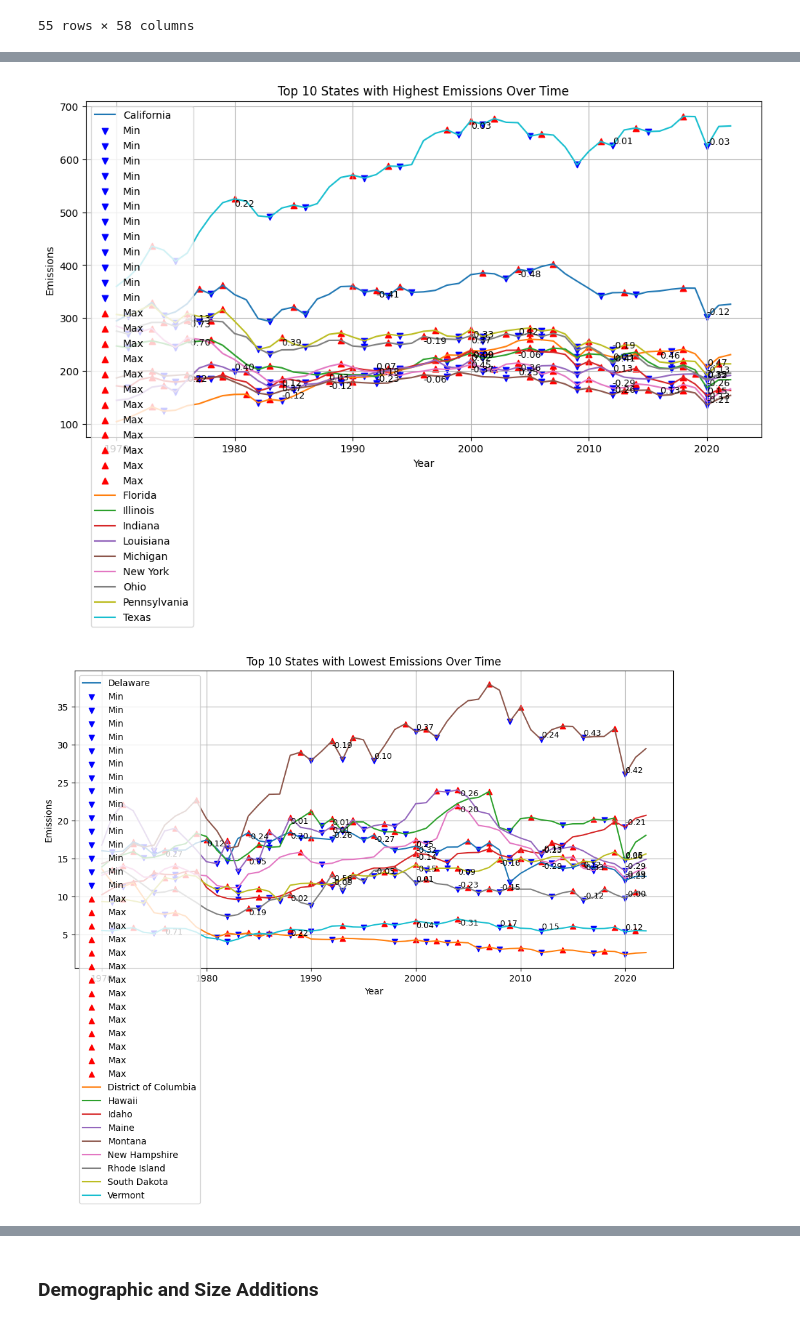
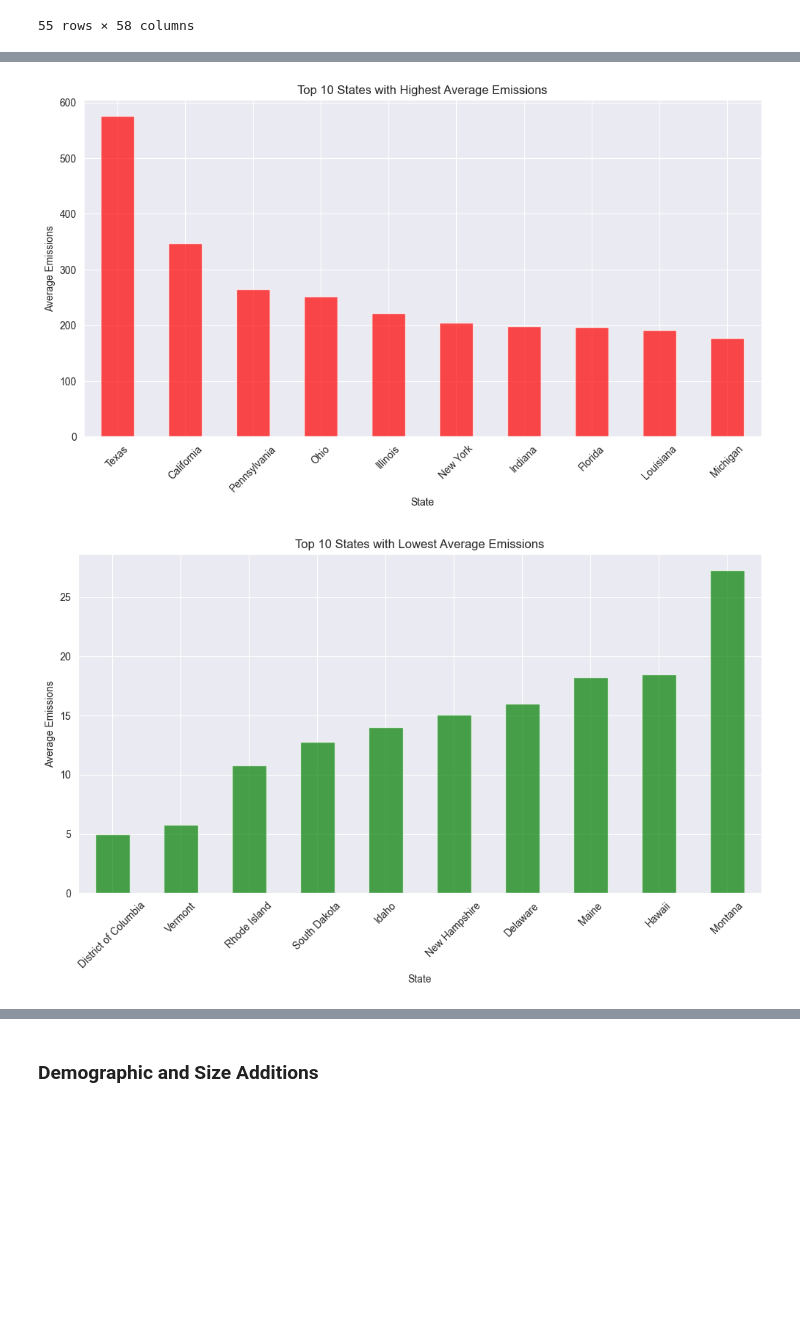
Before and after one commit to AyalYakobe/AirPollutionByPolitics, a Jupyter notebook: overview.ipynb, the cells around one changed output, grey strips where cells are left out. Cells and saved outputs as stored; diff of their text form; code cells hidden in the pictures; blank space fills up the shorter version.

```diff
--- a/overview.ipynb
+++ b/overview.ipynb
@@ -346,5 +194,24 @@ plot_top_bottom_emissions(state_emissions_data)
-# %%
-analyze_and_plot_emissions(state_emissions_data, final_political_scores_by_year)
-# %% [output]
-[figure, removed]
-[figure, removed]
+# %%
+state_emissions_data = state_emissions_data[~state_emissions_data['State'].str.contains("Total", case=False, na=False)]
+year_columns = [col for col in state_emissions_data.columns if isinstance(col, int)]
+top_states = state_emissions_data.set_index('State')[year_columns].mean(axis=1).nlargest(10)
+bottom_states = state_emissions_data.set_index('State')[year_columns].mean(axis=1).nsmallest(10)
+
+plt.figure(figsize=(12, 6))
+top_states.plot(kind='bar', color='red', alpha=0.7)
+plt.title("Top 10 States with Highest Average Emissions")
+plt.xlabel("State")
+plt.ylabel("Average Emissions")
+plt.xticks(rotation=45)
+plt.show()
+
+plt.figure(figsize=(12, 6))
+bottom_states.plot(kind='bar', color='green', alpha=0.7)
+plt.title("Top 10 States with Lowest Average Emissions")
+plt.xlabel("State")
+plt.ylabel("Average Emissions")
+plt.xticks(rotation=45)
+plt.show()
+# %% [output]
+[figure, added]
+[figure, added]
```
Also changed, not shown: parts of 43 cells of this notebook.
